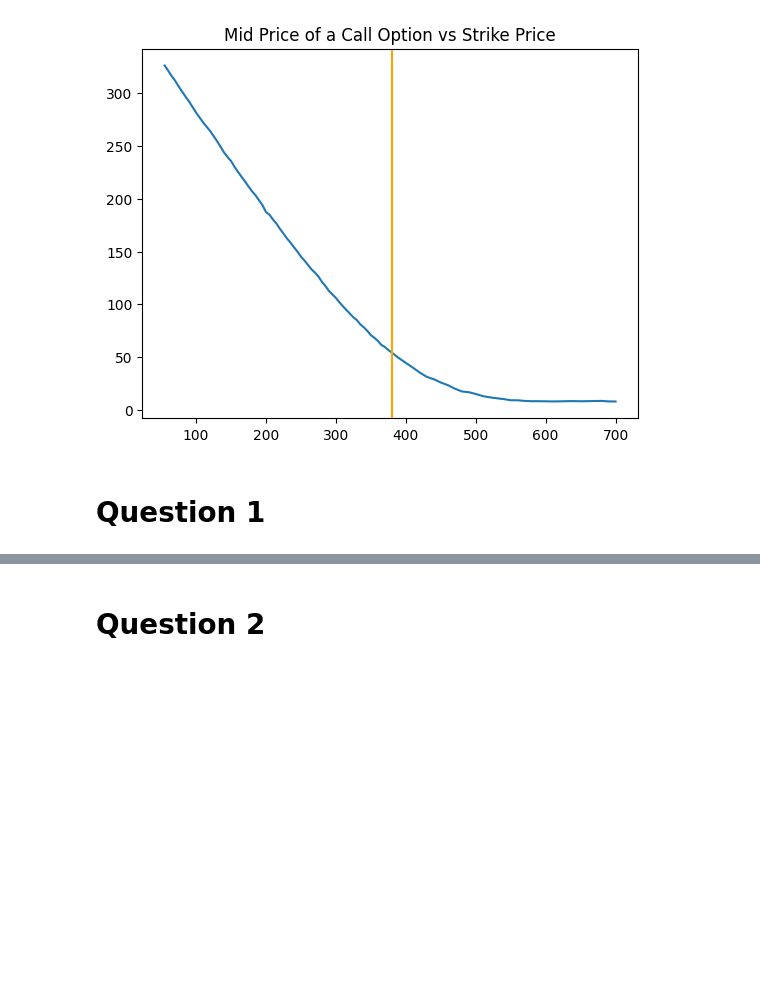
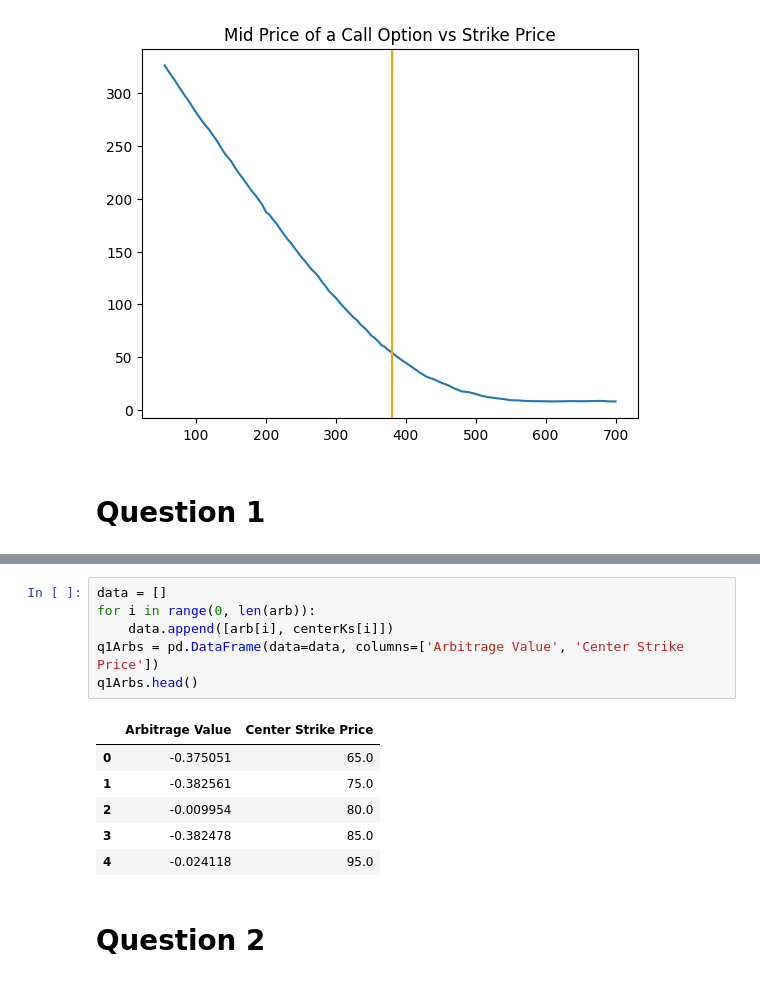
Before and after one commit to sash-wat/BUFN401, a Jupyter notebook: Homework3/HW3.ipynb, the cells around one changed output, grey strips where cells are left out. Cells and saved outputs as stored; diff of their text form; blank space fills up the shorter version.

```diff
--- a/Homework3/HW3.ipynb
+++ b/Homework3/HW3.ipynb
@@ -73,2 +78,15 @@ In the case of K = $100, we see the arbitrage value is negative. This means that
+# %%
+data = []
+for i in range(0, len(arb)):
+    data.append([arb[i], centerKs[i]])
+q1Arbs = pd.DataFrame(data=data, columns=['Arbitrage Value', 'Center Strike Price'])
+q1Arbs.head()
+# %% [output]
+|  | Arbitrage Value | Center Strike Price |
+| 0 | -0.375051 | 65.0 |
+| 1 | -0.382561 | 75.0 |
+| 2 | -0.009954 | 80.0 |
+| 3 | -0.382478 | 85.0 |
+| 4 | -0.024118 | 95.0 |
 # %% [markdown]
 # Question 2
```
Also changed, not shown: parts of 8 cells of this notebook, 4 other files.
